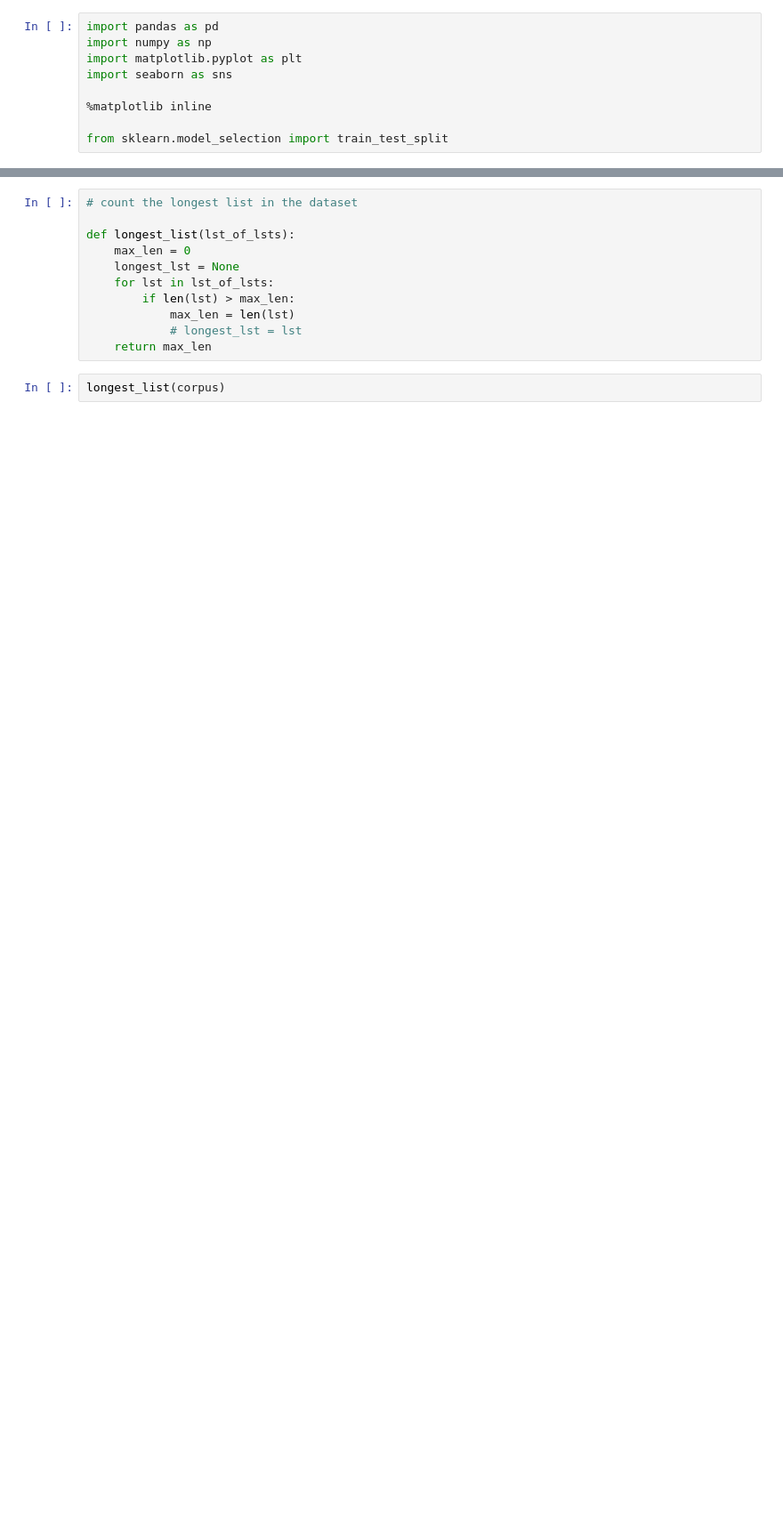
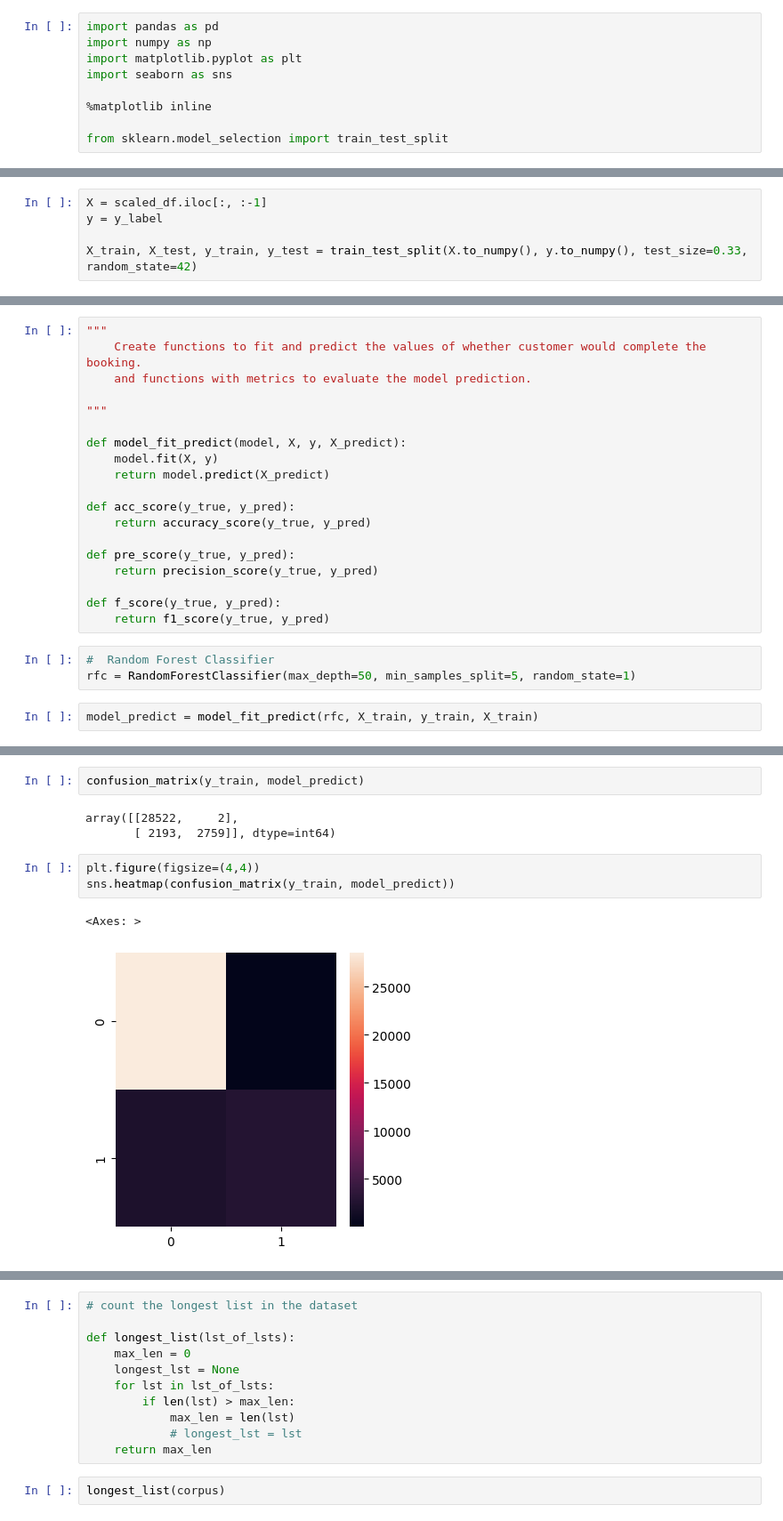
Before and after one commit to Ibeabuchi1/BA_internship, a Jupyter notebook: predict_file/predict_data.ipynb, the cells around one changed output, grey strips where cells are left out. Shown at 89% size. Drawn from its saved outputs; the diff is of its cells as text; blank space fills up the shorter version.

```diff
--- a/predict_file/predict_data.ipynb
+++ b/predict_file/predict_data.ipynb
@@ -23,0 +128,5 @@ corpus = df['corpus']
+# %%
+X = scaled_df.iloc[:, :-1]
+y = y_label
+
+X_train, X_test, y_train, y_test = train_test_split(X.to_numpy(), y.to_numpy(), test_size=0.33, random_state=42)
@@ -23,0 +140,24 @@ corpus = df['corpus']
+# %%
+"""
+    Create functions to fit and predict the values of whether customer would complete the booking.
+    and functions with metrics to evaluate the model prediction.
+
+"""
+
+def model_fit_predict(model, X, y, X_predict):
+    model.fit(X, y)
+    return model.predict(X_predict)
+
+def acc_score(y_true, y_pred):
+    return accuracy_score(y_true, y_pred)
+
+def pre_score(y_true, y_pred):
+    return precision_score(y_true, y_pred)
+
+def f_score(y_true, y_pred):
+    return f1_score(y_true, y_pred)
+# %%
+#  Random Forest Classifier
+rfc = RandomForestClassifier(max_depth=50, min_samples_split=5, random_state=1)
+# %%
+model_predict = model_fit_predict(rfc, X_train, y_train, X_train)
@@ -23,0 +177,11 @@ corpus = df['corpus']
+# %%
+confusion_matrix(y_train, model_predict)
+# %% [output]
+array([[28522,     2],
+       [ 2193,  2759]], dtype=int64)
+# %%
+plt.figure(figsize=(4,4))
+sns.heatmap(confusion_matrix(y_train, model_predict))
+# %% [output]
+<Axes: >
+[figure, added]
```
Also changed, not shown: parts of 37 cells of this notebook, 3 other files.
